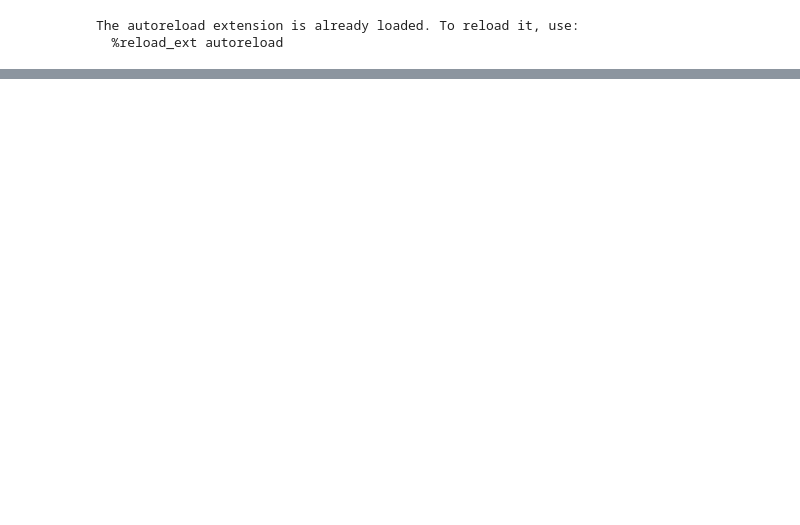
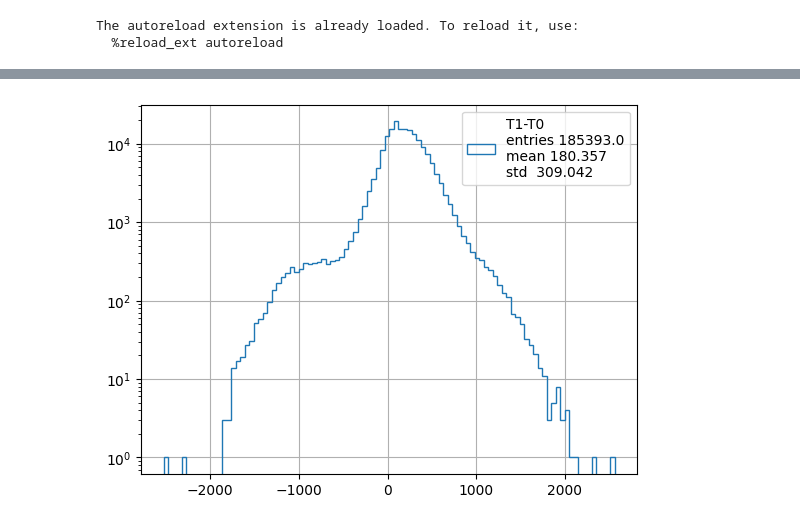
Before and after one commit to elenaramos44/WCTE_BRB_Data_Analysis, a Jupyter notebook: NB/test_func.ipynb, the cells around one changed output, grey strips where cells are left out. Cells and saved outputs as stored; diff of their text form; code cells hidden in the pictures; blank space fills up the shorter version.

```diff
--- a/NB/test_func.ipynb
+++ b/NB/test_func.ipynb
@@ -41,0 +112,14 @@ df_extended.head()
+# %%
+HC_TOF_sel = (np.isnan(df_extended["HC-0_nhits"].values)) & (np.isnan(df_extended["HC-1_nhits"].values)) & (~np.isnan(df_extended["TOF_nhits"].values))
+
+t0 = df_extended["T0_time"]
+t1 = df_extended["T1_time"]
+trigger_time_0 = df_extended["Trigger-130_time"];
+
+mask = np.isfinite(t0) & np.isfinite(t1) & np.isfinite(trigger_time_0)
+
+# pltext.hist(t0[mask], 100, xylabels=("Time [ns]"), ylog = True, label="T0");
+# pltext.hist(t1[mask], 100, ylog = True, label="T1");
+pltext.hist(t1[mask]-t0[mask], 100, ylog = True, label="T1-T0");
+# %% [output]
+[figure, added]
```
Also changed, not shown: parts of 14 cells of this notebook.
